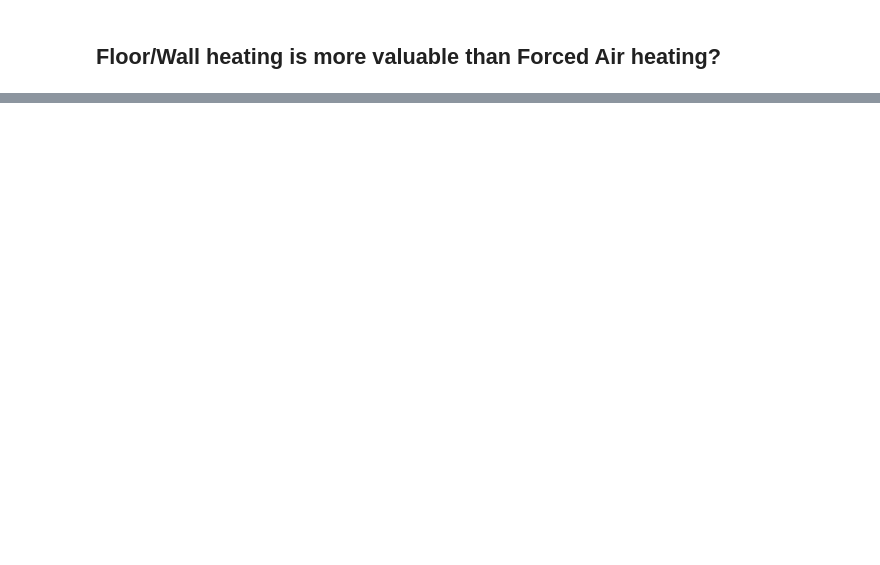
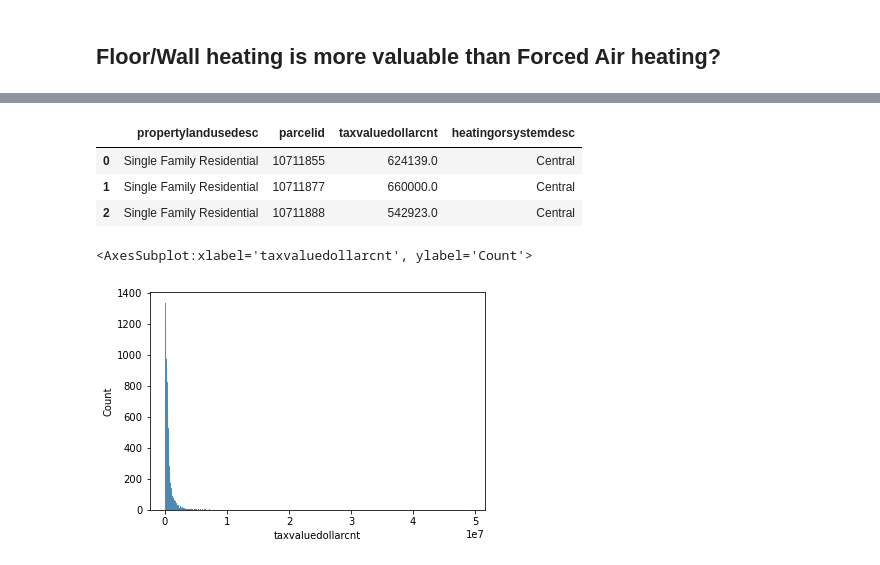
Before and after one commit to JacobPaxton/clustering-exercises, a Jupyter notebook: explore_zillow.ipynb, the cells around one changed output, grey strips where cells are left out. Saved outputs shown, nothing was run; the diff lists cells and outputs as text; code cells hidden in the pictures; blank space fills up the shorter version.

Commit message:
add heating and cooling exploration

```diff
--- a/explore_zillow.ipynb
+++ b/explore_zillow.ipynb
@@ -262,0 +262,12 @@ t,p
+# %%
+Central.head(3)
+# %% [output]
+|  | propertylandusedesc | parcelid | taxvaluedollarcnt | heatingorsystemdesc |
+| 0 | Single Family Residential | 10711855 | 624139.0 | Central |
+| 1 | Single Family Residential | 10711877 | 660000.0 | Central |
+| 2 | Single Family Residential | 10711888 | 542923.0 | Central |
+# %%
+sns.histplot(Central.taxvaluedollarcnt)
+# %% [output]
+<AxesSubplot:xlabel='taxvaluedollarcnt', ylabel='Count'>
+[figure, added]
```
Also changed, not shown: parts of 26 cells of this notebook.
